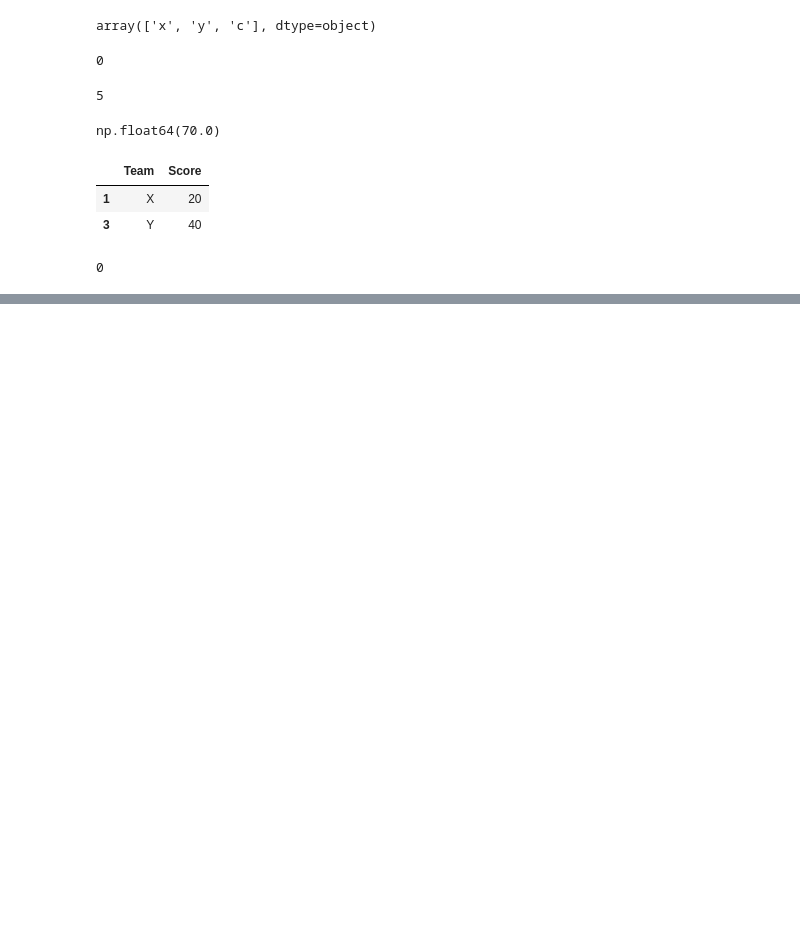
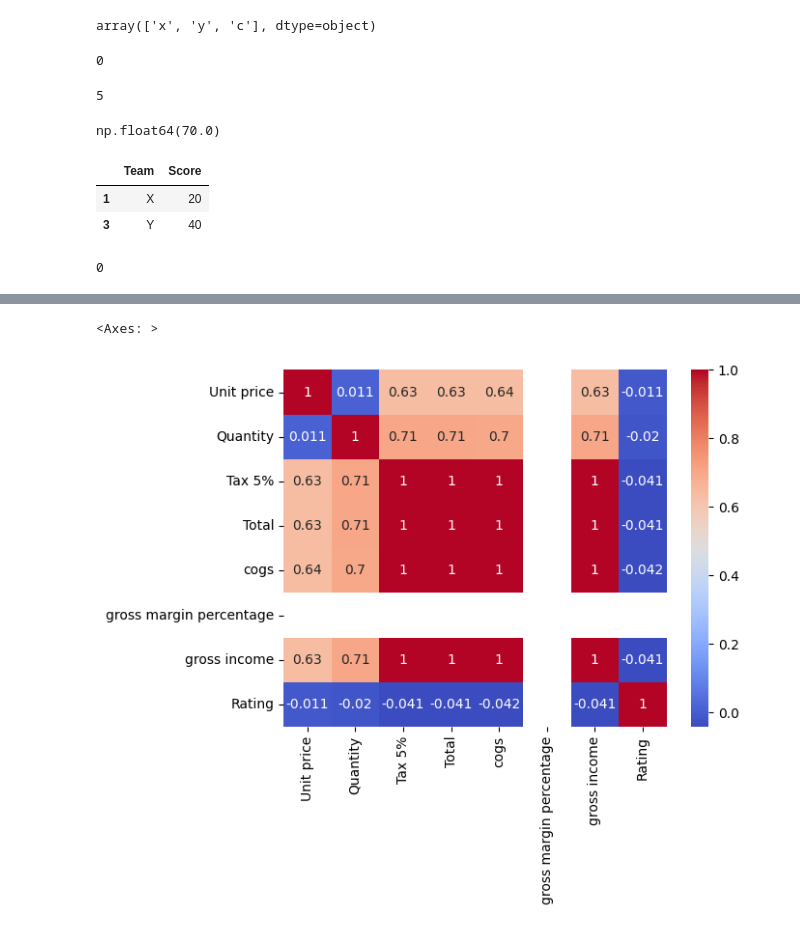
Before and after one commit to vedpcse-stack/Machine-Learning, a Jupyter notebook: Pandas/PB_Parctice.ipynb, the cells around one changed output, grey strips where cells are left out. Cells and saved outputs as stored; diff of their text form; code cells hidden in the pictures; blank space fills up the shorter version.

```diff
--- a/Pandas/PB_Parctice.ipynb
+++ b/Pandas/PB_Parctice.ipynb
@@ -77,0 +203,5 @@ df.shape[1]
+# %%
+sns.heatmap(df.corr(numeric_only=True),annot=True,cmap="coolwarm")
+# %% [output]
+<Axes: >
+[figure, added]
```
Also changed, not shown: parts of 15 cells of this notebook, 4 other files.
